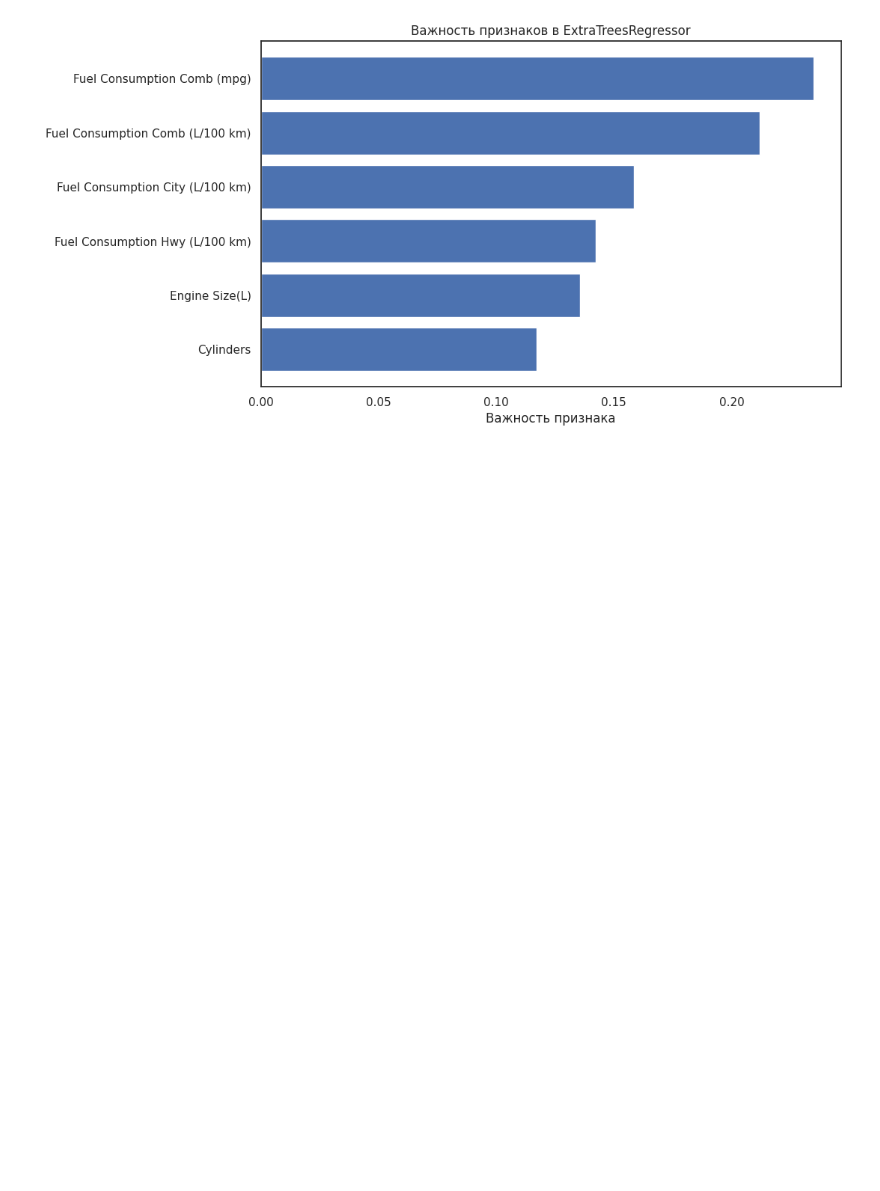
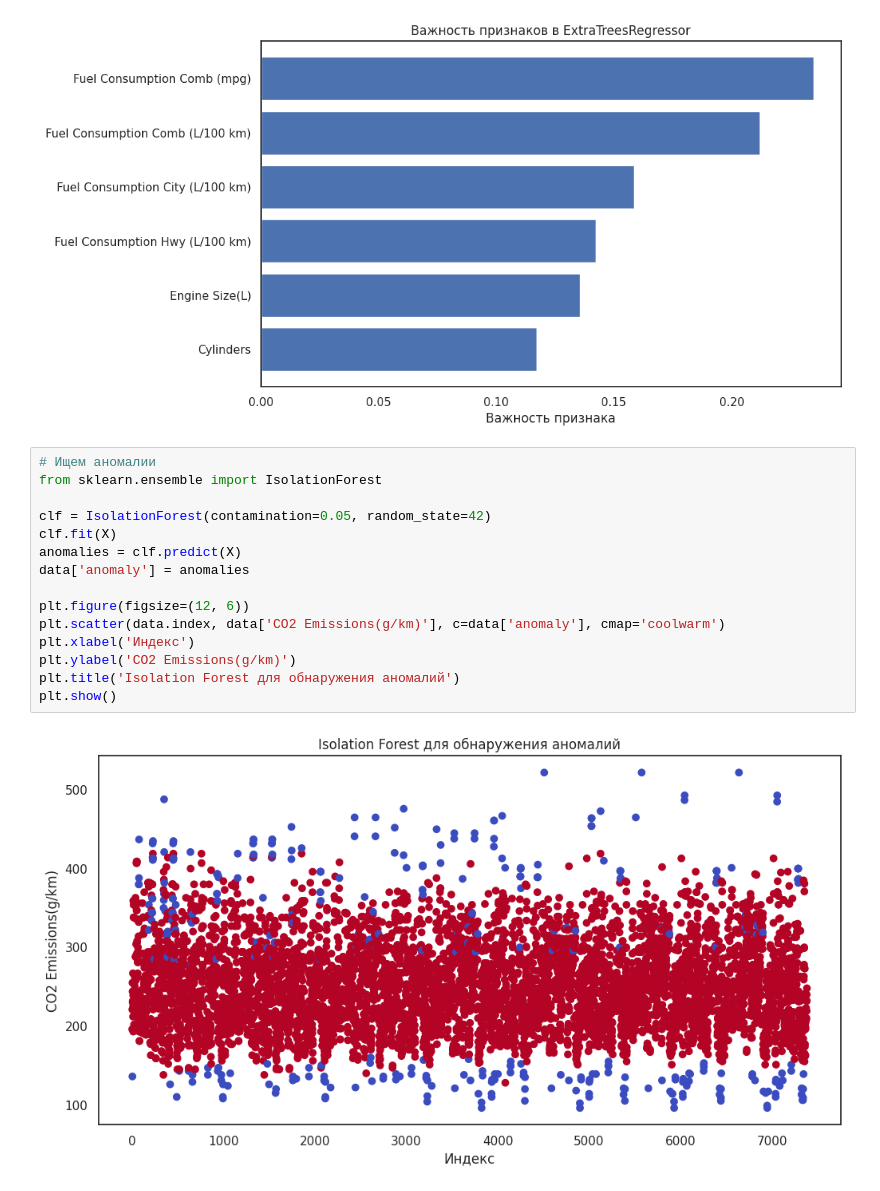
Before and after one commit to WanyaKruk/DZ-5, a Jupyter notebook: DZ_5.ipynb, the cells around one changed output. Cells and saved outputs as stored; diff of their text form; blank space fills up the shorter version.

```diff
--- a/DZ_5.ipynb
+++ b/DZ_5.ipynb
@@ -433,3 +433,20 @@ plt.title('Важность признаков в ExtraTreesRegressor')
 plt.show()
 # %% [output]
 [figure]
+# %%
+# Ищем аномалии
+from sklearn.ensemble import IsolationForest
+
+clf = IsolationForest(contamination=0.05, random_state=42)
+clf.fit(X)
+anomalies = clf.predict(X)
+data['anomaly'] = anomalies
+
+plt.figure(figsize=(12, 6))
+plt.scatter(data.index, data['CO2 Emissions(g/km)'], c=data['anomaly'], cmap='coolwarm')
+plt.xlabel('Индекс')
+plt.ylabel('CO2 Emissions(g/km)')
+plt.title('Isolation Forest для обнаружения аномалий')
+plt.show()
+# %% [output]
+[figure, added]
```
Also changed, not shown: parts of 4 cells of this notebook.
